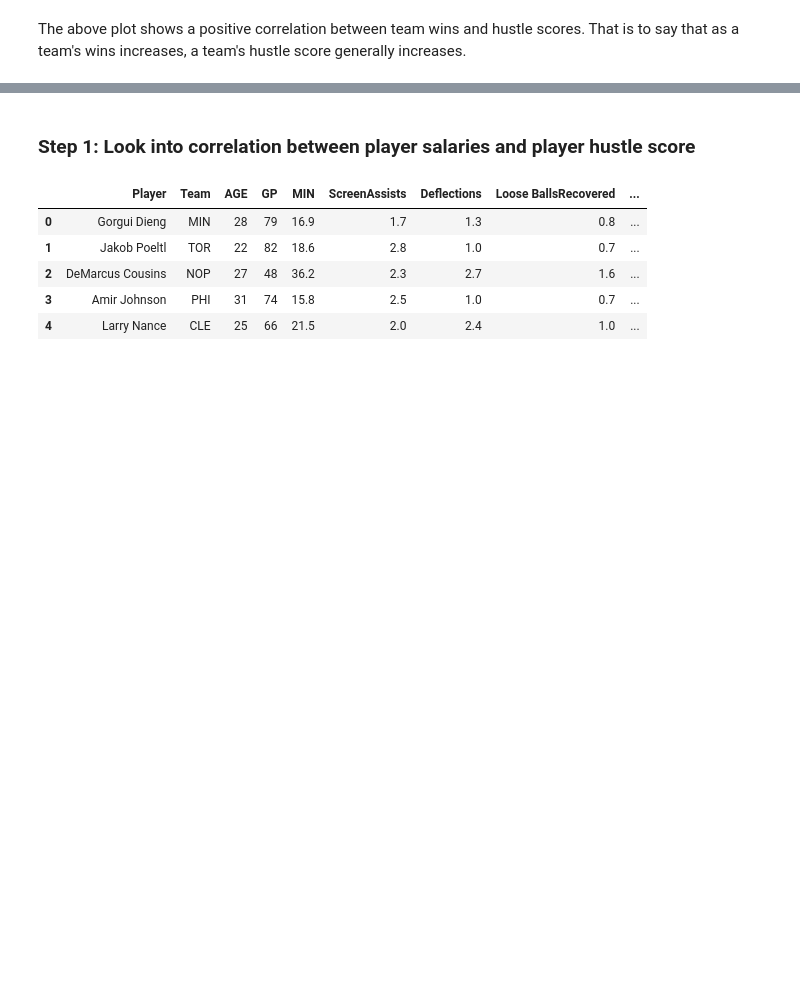
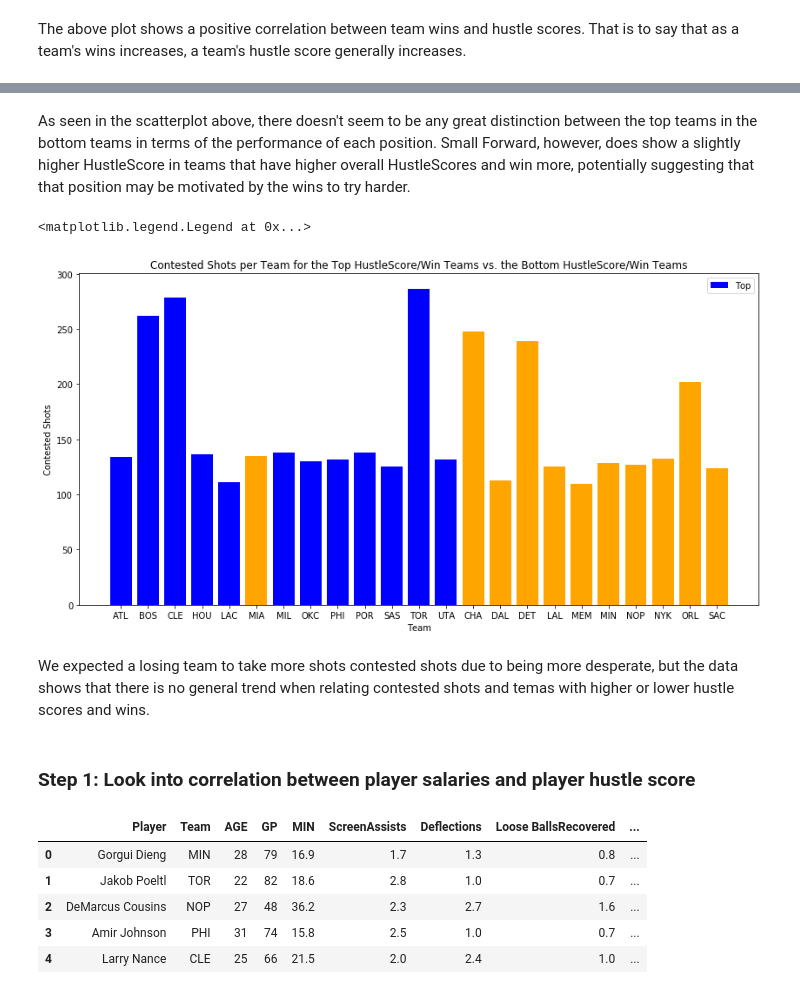
Before and after one commit to yairfax/CMSC320-final-project, a Jupyter notebook: Final Project.ipynb, the cells around one changed output, grey strips where cells are left out. Drawn from its saved outputs; the diff is of its cells as text; code cells hidden in the pictures; blank space fills up the shorter version.

```diff
--- a/Final Project.ipynb
+++ b/Final Project.ipynb
@@ -537,3 +545,27 @@ ValueError: First argument must be a sequence
+# %% [markdown]
+As seen in the scatterplot above, there doesn't seem to be any great distinction between the top teams in the bottom teams in terms of the performance of each position. Small Forward, however, does show a slightly higher HustleScore in teams that have higher overall HustleScores and win more, potentially suggesting that that position may be motivated by the wins to try harder.
+# %%
+topContestedSums = topTeamsPlayers[['Team','ContestedShots']]
+topContestedSums = topContestedSums.groupby(['Team']).sum()
+topContestedSums['Standing'] = 'b'
+
+bottomContestedSums = bottomTeamsPlayers[['Team', 'ContestedShots']]
+bottomContestedSums = bottomContestedSums.groupby(['Team']).sum()
+bottomContestedSums['Standing'] = 'orange'
+
+contestedSums = topContestedSums.append(bottomContestedSums)
+plt.bar(contestedSums.index, contestedSums['ContestedShots'], color=contestedSums.Standing)
+
+plt.title('Contested Shots per Team for the Top HustleScore/Win Teams vs. the Bottom HustleScore/Win Teams')
+plt.xlabel('Team')
+plt.ylabel('Contested Shots')
+#todo broken legend
+plt.gca().legend(('Top', 'Bottom'))
+# %% [output]
+<matplotlib.legend.Legend at 0x...>
+[figure, added]
+# %% [markdown]
+We expected a losing team to take more shots contested shots due to being more desperate, but the data shows that there is no general trend when relating contested shots and temas with higher or lower hustle scores and wins.
 # %% [markdown]
 ### Step 1: Look into correlation between player salaries and player hustle score
 # %%
```
Also changed, not shown: parts of 23 cells of this notebook, 1 other file.
